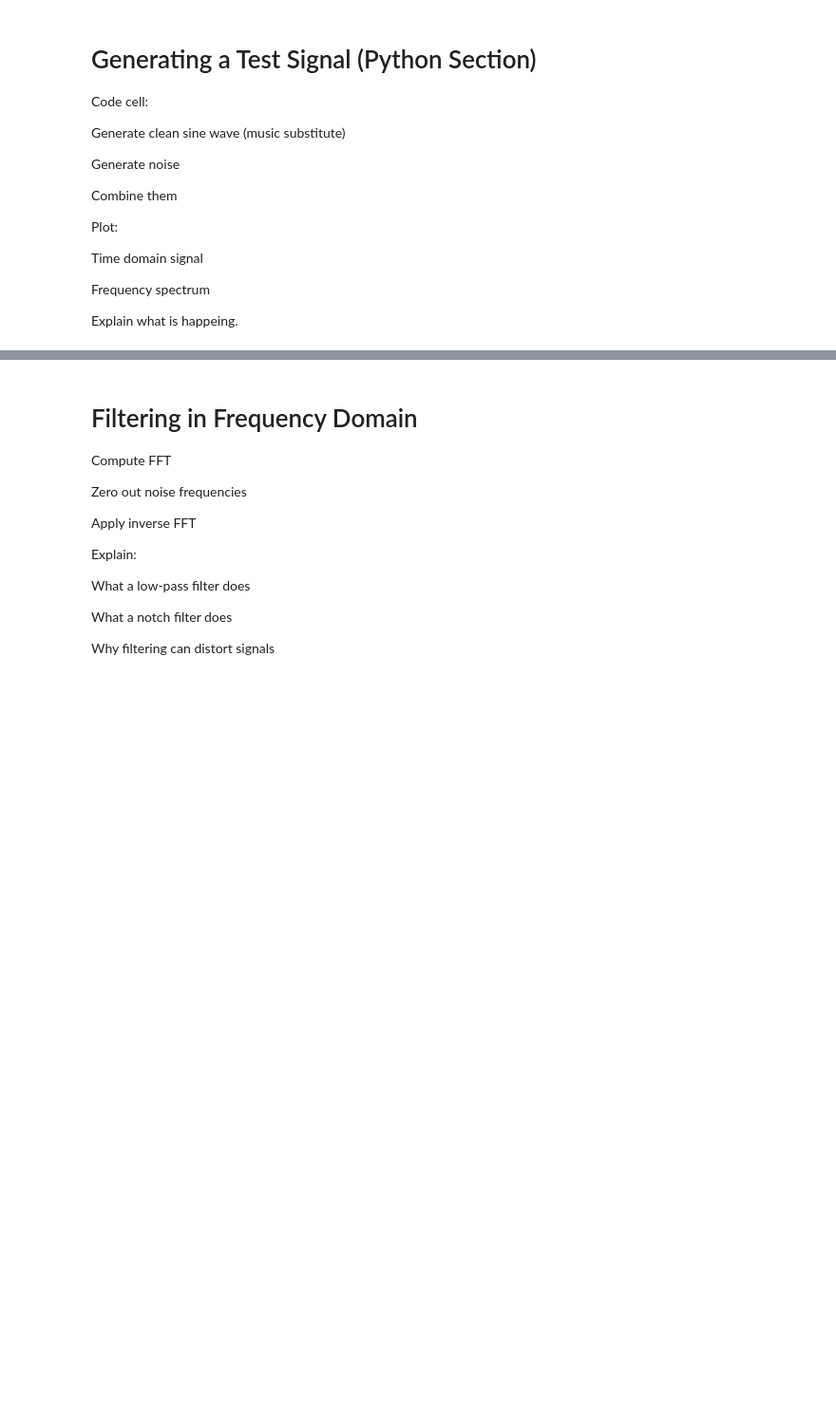
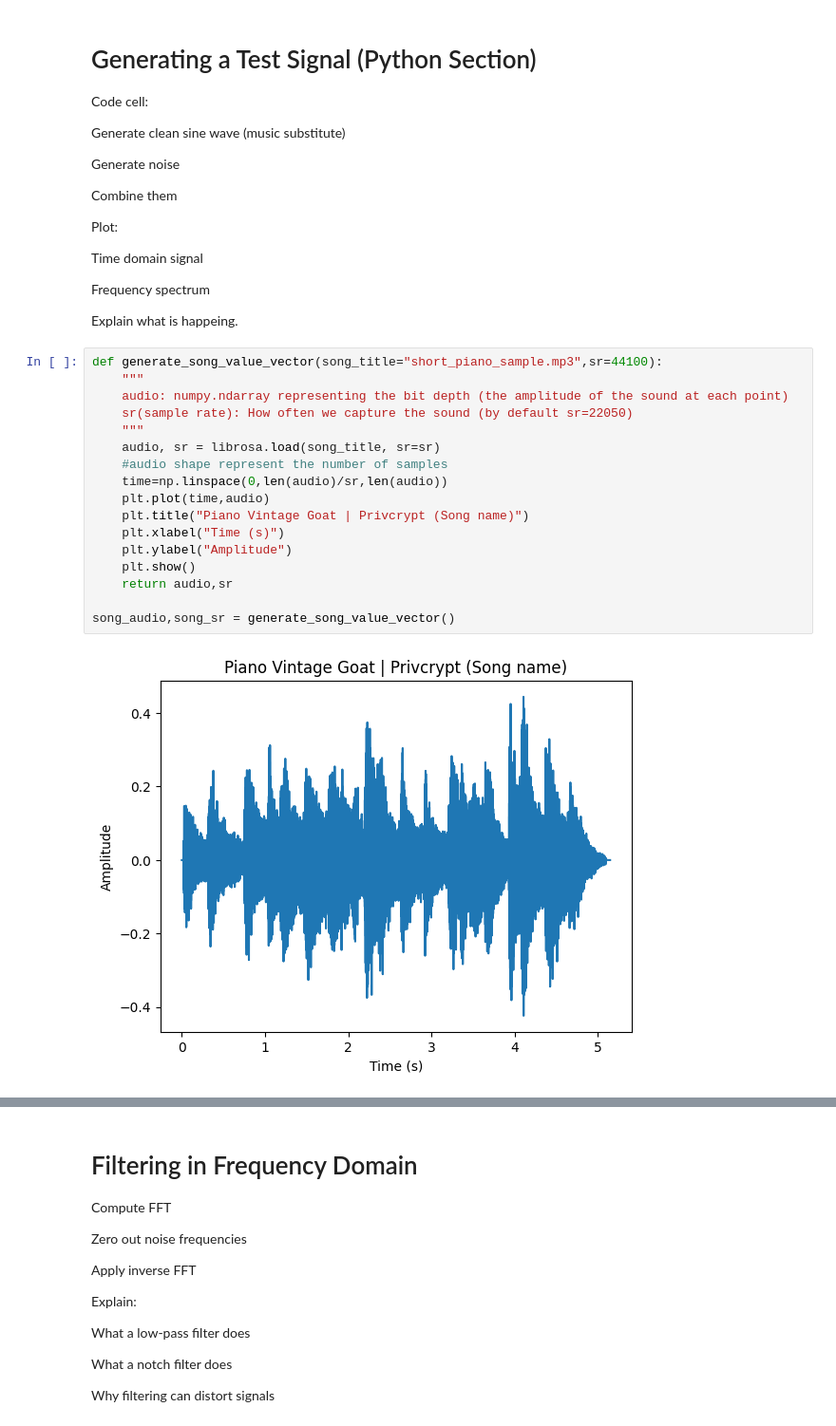
Before and after one commit to stanbesz/fourier_transforms_in_audio_signal_processing, a Jupyter notebook: Fourier_Transform.ipynb, the cells around one changed output, grey strips where cells are left out. Shown at 95% size. Drawn from its saved outputs; the diff is of its cells as text; blank space fills up the shorter version.

Commit message:
Generated songs with noise and plotted in time domain

```diff
--- a/Fourier_Transform.ipynb
+++ b/Fourier_Transform.ipynb
@@ -157,3 +158,22 @@ Time domain signal
 Frequency spectrum
 
 Explain what is happeing.
+# %%
+def generate_song_value_vector(song_title="short_piano_sample.mp3",sr=44100):
+    """
+    audio: numpy.ndarray representing the bit depth (the amplitude of the sound at each point)
+    sr(sample rate): How often we capture the sound (by default sr=22050)
+    """
+    audio, sr = librosa.load(song_title, sr=sr)
+    #audio shape represent the number of samples
+    time=np.linspace(0,len(audio)/sr,len(audio))
+    plt.plot(time,audio)
+    plt.title("Piano Vintage Goat | Privcrypt (Song name)")
+    plt.xlabel("Time (s)")
+    plt.ylabel("Amplitude")
+    plt.show()
+    return audio,sr
+
+song_audio,song_sr = generate_song_value_vector()
+# %% [output]
+[figure, added]
```
Also changed, not shown: parts of 5 cells of this notebook, 5 other files.
